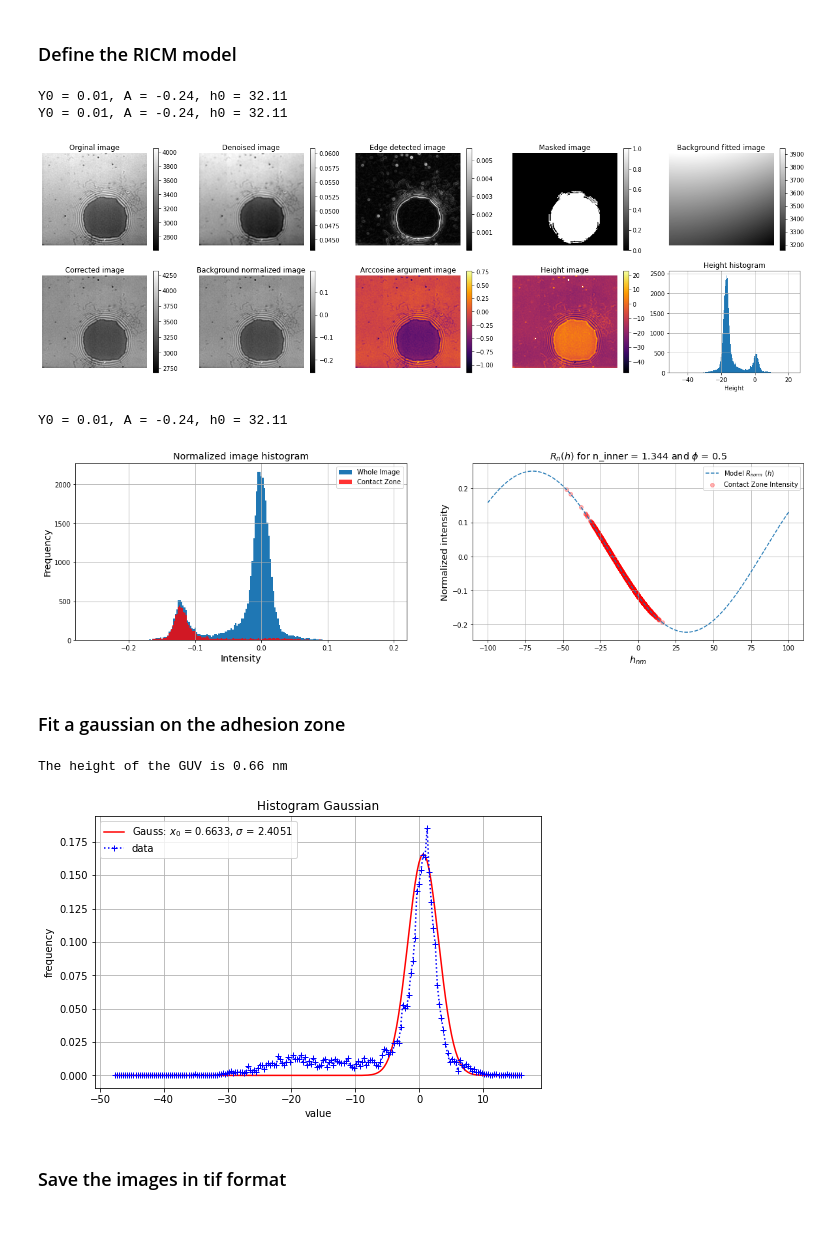
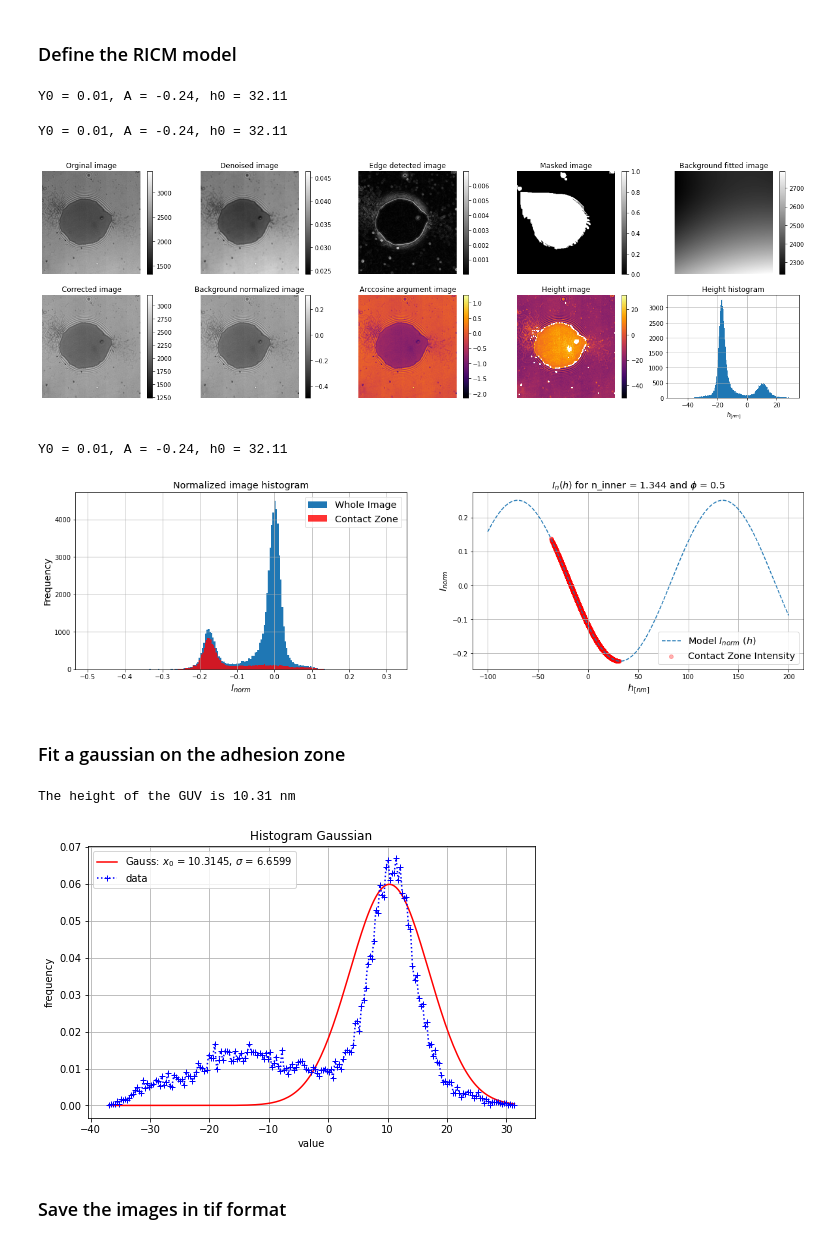
Before and after one commit to ahmed344/Membrane-Topography, a Jupyter notebook: Height_map_Ecad.ipynb, the cells around one changed output. Cells and saved outputs as stored; diff of their text form; code cells hidden in the pictures.

```diff
--- a/Height_map_Ecad.ipynb
+++ b/Height_map_Ecad.ipynb
@@ -48,7 +48,7 @@ plt.grid();
 img = io.imread(f"Data/{experiment}/data/AVG_vesicle_{shot}_MMStack_Default.ome-{guv}.tif")
 
 # Subtract the base line
-img = img - 310
+img = img - 1333
 
 # display the image and it's histogram
 plt.figure(figsize=(20,5))
@@ -72,10 +72,10 @@ plt.grid();
 ### Define the RICM model
 # %%
 # Define the Height range
-h = np.linspace(-100, 100, 600)
+h = np.linspace(-100, 200, 600)
 
 # Define the RICM class with certain n_inner
-ricm = RICM(img, n_inner=1.344, p=0.5, hole=3)
+ricm = RICM(img, n_inner=1.344, p=0.5, hole=2)
 
 # Display the way to the RICM height mapping step by step
 ricm.show_summary()
@@ -90,44 +90,44 @@ i_norm_img = []
 h_img = []
 for i in range(img.shape[0]):
     for j in range(img.shape[1]):
         if mask[i,j] == 1:     # only the contact zone
             i_norm_img.append(i_norm[i,j])
             h_img.append(height[i,j])
 
 # Convert the lists to numpy arrays
 i_norm_img = np.array(i_norm_img)
 h_img = np.array(h_img)
 
 # Normalized image
 plt.figure(figsize=(20,5))
 
 # The histogram of the normalized image
 plt.subplot(121)
 plt.hist(ricm.background_normalization().ravel(), bins=200, label='Whole Image')
 plt.hist(i_norm_img.ravel(), bins=200, color='r', alpha=0.8, label='Contact Zone')
 plt.title('Normalized image histogram', fontsize='x-large')
-plt.xlabel('Intensity', fontsize='x-large')
+plt.xlabel('$I_{norm}$', fontsize='x-large')
 plt.ylabel('Frequency', fontsize='x-large')
-plt.legend()
+plt.legend(fontsize='x-large')
 plt.grid()
 
 plt.subplot(122)
-plt.plot(h, ricm.R5_norm(h), '--', label = 'Model $R_{norm}\ (h)$')
+plt.plot(h, ricm.i5_norm(h), '--', label = 'Model $I_{norm}\ (h)$')
 plt.scatter(h_img, i_norm_img, color = 'r', alpha = 0.3, label = 'Contact Zone Intensity')
-plt.title(f'$R_n(h)$ for n_inner = {ricm.n_inner} and $\phi$ = {ricm.p}', fontsize='x-large')
-plt.xlabel('$h_{nm}$', fontsize='x-large')
-plt.ylabel('Normalized intensity', fontsize='x-large')
-plt.legend()
+plt.title(f'$I_n(h)$ for n_inner = {ricm.n_inner} and $\phi$ = {ricm.p}', fontsize='x-large')
+plt.xlabel('$h_{[nm]}$', fontsize='x-large')
+plt.ylabel('$I_{norm}$', fontsize='x-large')
+plt.legend(fontsize='x-large')
 plt.grid()
 
 # Show the results
 plt.show()
 # %% [output]
 Y0 = 0.01, A = -0.24, h0 = 32.11
-Y0 = 0.01, A = -0.24, h0 = 32.11
+Y0 = 0.01, A = -0.24, h0 = 32.11
-[figure, old version]
+[figure, new version]
-Y0 = 0.01, A = -0.24, h0 = 32.11
+Y0 = 0.01, A = -0.24, h0 = 32.11
-[figure, old version]
+[figure, new version]
 # %% [markdown]
 ### Fit a gaussian on the adhesion zone
 # %%
@@ -138,8 +138,8 @@ height, _ = gauss.hist_fitting(show=True)
 # Print the height in nano meter
 print(f'The height of the GUV is {height:.2f} nm')
 # %% [output]
-The height of the GUV is 0.66 nm
+The height of the GUV is 10.31 nm
-[figure, old version]
+[figure, new version]
 # %% [markdown]
 ### Save the images in tif format
 # %%
```
Also changed, not shown: parts of 4 cells of this notebook, 3 other files.
